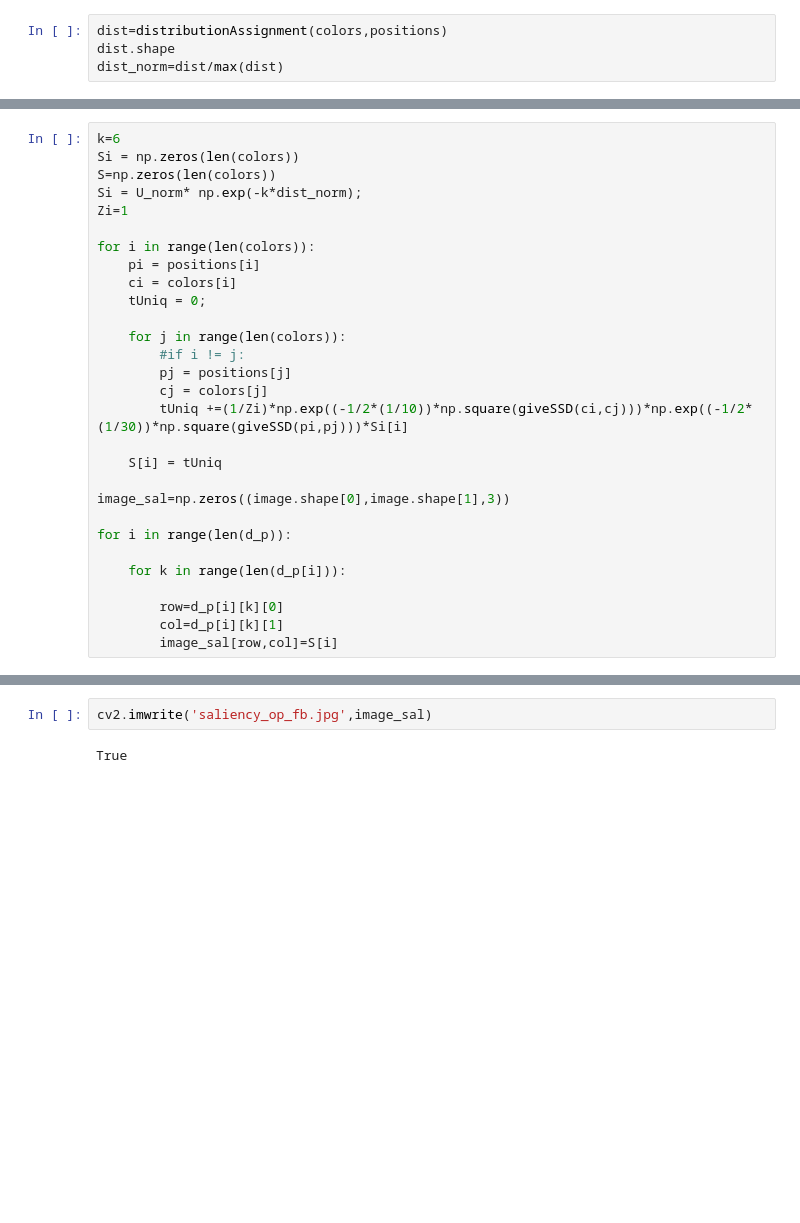
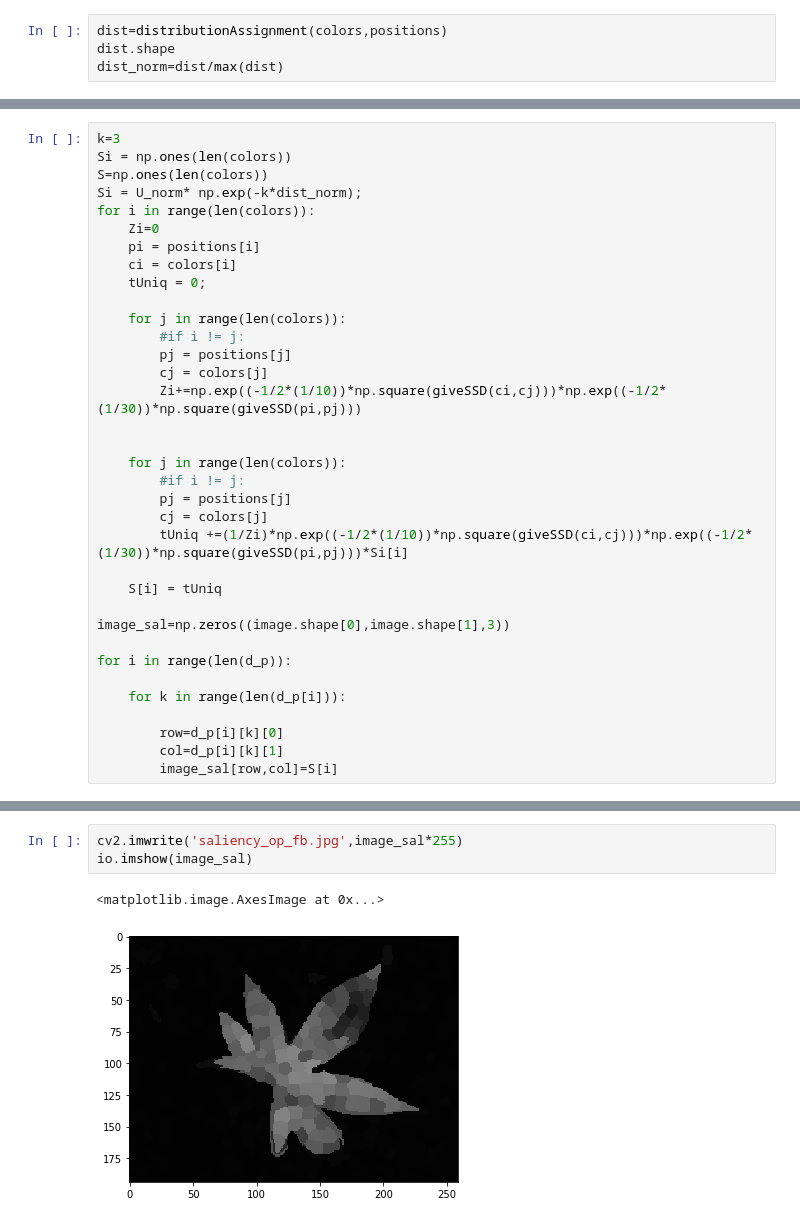
Before and after one commit to deepaksinghcv/Contrast-Based-Filtering-for-Salient-Region-Detection, a Jupyter notebook: code/src/Super_pixels.ipynb, the cells around one changed output, grey strips where cells are left out. Saved outputs shown, nothing was run; the diff lists cells and outputs as text; blank space fills up the shorter version.

```diff
--- a/code/src/Super_pixels.ipynb
+++ b/code/src/Super_pixels.ipynb
@@ -230,14 +257,20 @@ wp(colors[0],colors[1])
 # %%
-k=6
-Si = np.zeros(len(colors))
-S=np.zeros(len(colors))
+k=3
+Si = np.ones(len(colors))
+S=np.ones(len(colors))
 Si = U_norm* np.exp(-k*dist_norm);
-Zi=1
-
 for i in range(len(colors)):
+    Zi=0
     pi = positions[i]
     ci = colors[i]
     tUniq = 0;
+
+    for j in range(len(colors)):
+        #if i != j:
+        pj = positions[j]
+        cj = colors[j]
+        Zi+=np.exp((-1/2*(1/10))*np.square(giveSSD(ci,cj)))*np.exp((-1/2*(1/30))*np.square(giveSSD(pi,pj)))
+
 
     for j in range(len(colors)):
         #if i != j:
@@ -259,4 +313,6 @@ for i in range(len(d_p)):
 # %%
-cv2.imwrite('saliency_op_fb.jpg',image_sal)
+cv2.imwrite('saliency_op_fb.jpg',image_sal*255)
+io.imshow(image_sal)
 # %% [output]
-True
+<matplotlib.image.AxesImage at 0x...>
+[figure, added]
```
Also changed, not shown: parts of 6 cells of this notebook.
